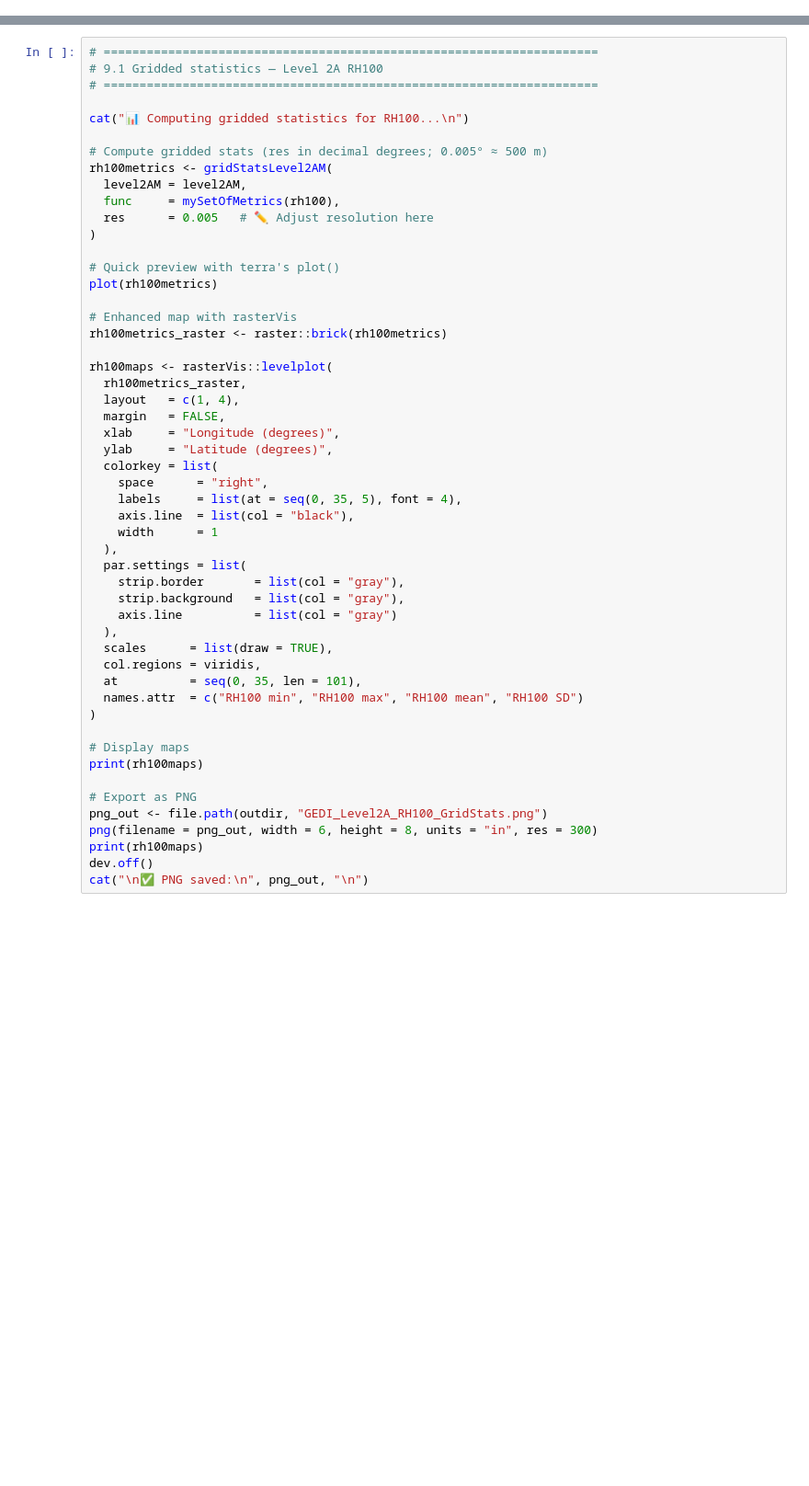
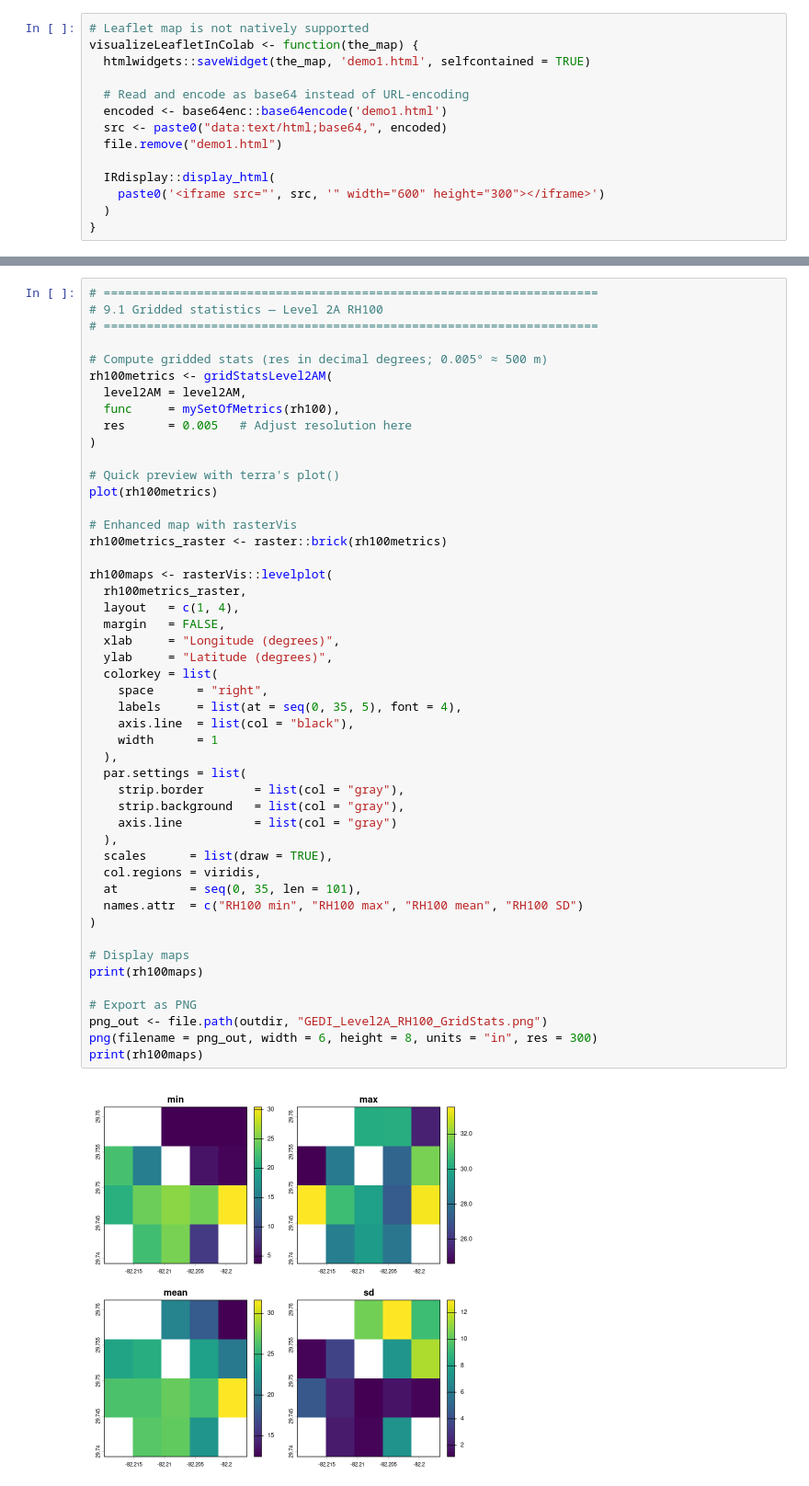
Before and after one commit to caiohamamura/forestsat2026_rgedi_workshop, a Jupyter notebook: rgedi_incolab_version.ipynb, the cells around one changed output, grey strips where cells are left out. Shown at 92% size. Cells and saved outputs as stored; diff of their text form; blank space fills up the shorter version.

```diff
--- a/rgedi_incolab_version.ipynb
+++ b/rgedi_incolab_version.ipynb
@@ -613,0 +435,14 @@ RH metrics measure the **height above ground** at which a given percentage of th
+# %%
+# Leaflet map is not natively supported
+visualizeLeafletInColab <- function(the_map) {
+  htmlwidgets::saveWidget(the_map, 'demo1.html', selfcontained = TRUE)
+
+  # Read and encode as base64 instead of URL-encoding
+  encoded <- base64enc::base64encode('demo1.html')
+  src <- paste0("data:text/html;base64,", encoded)
+  file.remove("demo1.html")
+
+  IRdisplay::display_html(
+    paste0('<iframe src="', src, '" width="600" height="300"></iframe>')
+  )
+}
@@ -840,13 +923,11 @@ The `gridStats*` functions:
 # 9.1 Gridded statistics — Level 2A RH100
 # =====================================================================
 
-cat("📊 Computing gridded statistics for RH100...\n")
-
 # Compute gridded stats (res in decimal degrees; 0.005° ≈ 500 m)
 rh100metrics <- gridStatsLevel2AM(
   level2AM = level2AM,
   func     = mySetOfMetrics(rh100),
-  res      = 0.005   # ✏️ Adjust resolution here
+  res      = 0.005   # Adjust resolution here
 )
 
 # Quick preview with terra's plot()
@@ -858,32 +939,32 @@ rh100metrics_raster <- raster::brick(rh100metrics)
 rh100maps <- rasterVis::levelplot(
   rh100metrics_raster,
   layout   = c(1, 4),
   margin   = FALSE,
   xlab     = "Longitude (degrees)",
   ylab     = "Latitude (degrees)",
   colorkey = list(
     space      = "right",
     labels     = list(at = seq(0, 35, 5), font = 4),
     axis.line  = list(col = "black"),
     width      = 1
   ),
   par.settings = list(
     strip.border       = list(col = "gray"),
     strip.background   = list(col = "gray"),
     axis.line          = list(col = "gray")
   ),
   scales      = list(draw = TRUE),
   col.regions = viridis,
   at          = seq(0, 35, len = 101),
   names.attr  = c("RH100 min", "RH100 max", "RH100 mean", "RH100 SD")
 )
 
 # Display maps
 print(rh100maps)
 
 # Export as PNG
 png_out <- file.path(outdir, "GEDI_Level2A_RH100_GridStats.png")
 png(filename = png_out, width = 6, height = 8, units = "in", res = 300)
 print(rh100maps)
-dev.off()
-cat("\n✅ PNG saved:\n", png_out, "\n")
+# %% [output]
+[figure, added]
```
Also changed, not shown: parts of 49 cells of this notebook.
